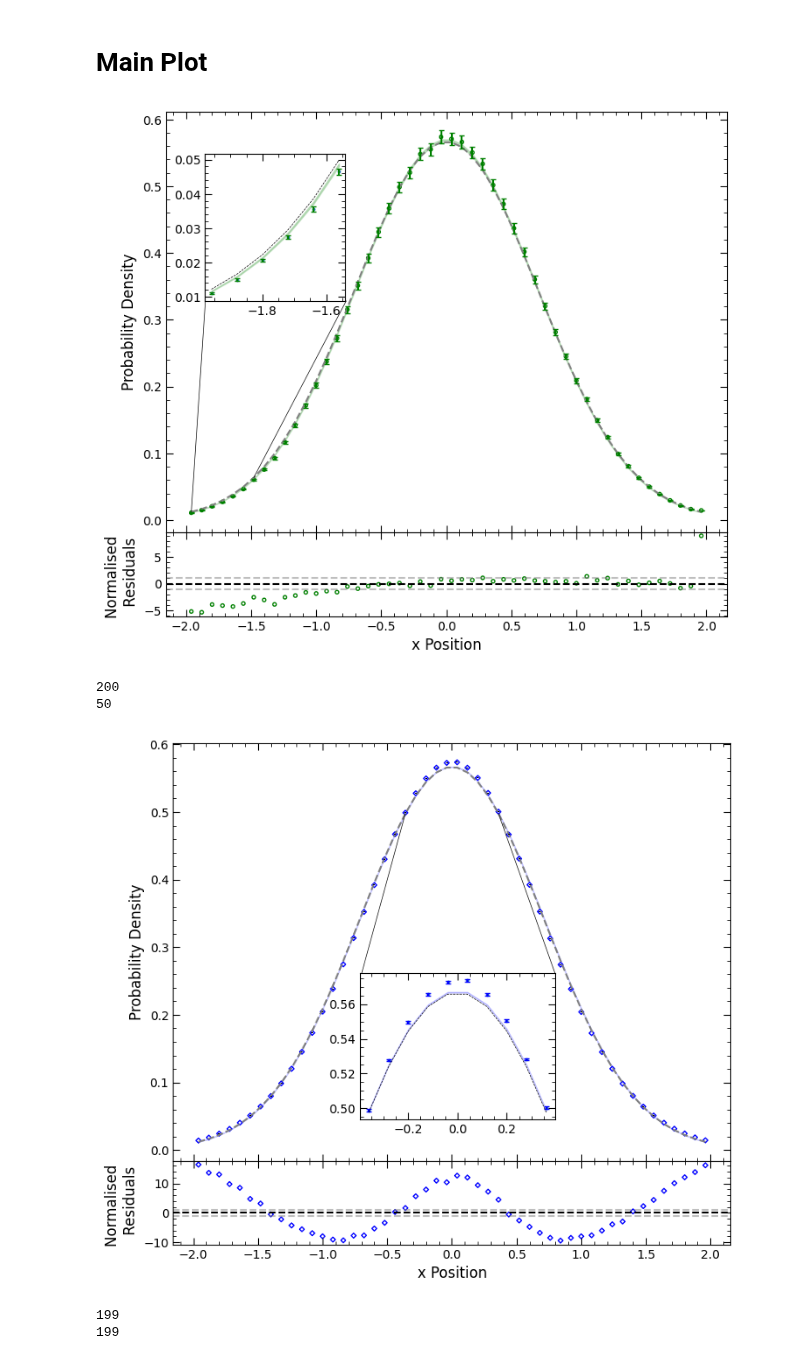
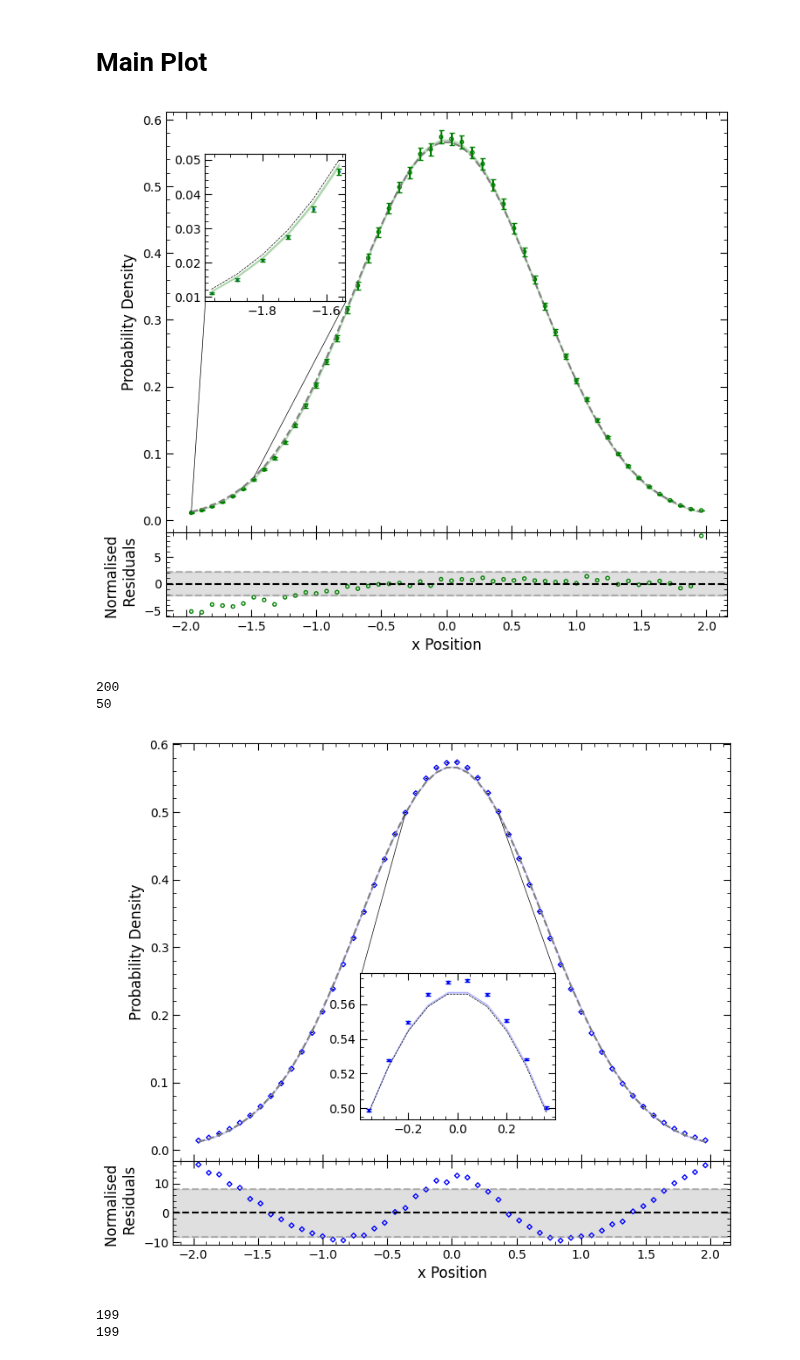
Before and after one commit to Sebastian426/Sebastian_Sloan_Computational_Physics, a Jupyter notebook: Results Figures.ipynb, the cells around one changed output. Cells and saved outputs as stored; diff of their text form; code cells hidden in the pictures.

```diff
--- a/Results Figures.ipynb
+++ b/Results Figures.ipynb
@@ -751,8 +751,9 @@ plt.tick_params(which = 'major', length = 6, bottom = True, top = True, left = T
 plt.tick_params(which = 'minor', length = 3, bottom = True, top = True, left = True, right = True, direction = 'in')
 
 rp1.axhline(0, color = 'black', linestyle = '--')
-rp1.axhline(1, color = 'grey', linestyle = '--',alpha = 0.5)
-rp1.axhline(-1, color = 'grey', linestyle = '--',alpha = 0.5)
+rp1.axhline(np.std(binned_propagator_residuals_normalised), color = 'grey', linestyle = '--',alpha = 0.5)
+rp1.axhline(-np.std(binned_propagator_residuals_normalised), color = 'grey', linestyle = '--',alpha = 0.5)
+rp1.axhspan(-np.std(binned_propagator_residuals_normalised), np.std(binned_propagator_residuals_normalised), color='grey', alpha=0.25)
 
 plt.scatter(x_binned, binned_propagator_residuals_normalised, marker = "o", s = 8, color = "green", facecolor = "none")
 
@@ -767,7 +768,7 @@ plt.show()
 print(len(phi_sq_analytic_x))
 print(len(binned_propagator_residuals_normalised))
 # %% [output]
-[figure, old version]
+[figure, new version]
 200
 50
 # %%
@@ -804,36 +805,37 @@ plt.plot([x_binned[end_index-1],0.8],[pdf_analytic_binned[end_index-1], 0.26], c
 inset = fig.add_axes([0.335, 0.1, 0.35, 0.35])
 
 inset.errorbar(x_binned[start_index:end_index], pdf_binned_metrop[start_index:end_index],yerr = pdf_binned_metrop_err[start_index:end_index], color = "blue", linestyle ='none', capsize = 2) #error bars
 inset.plot(x_binned[start_index:end_index],pdf_analytic_binned[start_index:end_index], color = 'black',linestyle = "--", linewidth = 0.5) #analytic
 inset.scatter(x_binned[start_index:end_index], pdf_binned_metrop[start_index:end_index], s=3) #data
 
 inset.fill_between(x_binned[start_index:end_index],y_min_metrop_binned[start_index:end_index], y_max_metrop_binned[start_index:end_index], color = "blue", alpha = 0.2) #se ribbon
 
 inset.minorticks_on()
 inset.tick_params(which = 'major', length = 6, bottom = True, top = True, left = True, right = True, direction = 'in')
 inset.tick_params(which = 'minor', length = 3, bottom = True, top = True, left = True, right = True, direction = 'in')
 
 
 #residual plot 2
 rp2 = fig.add_axes(([0,-0.2,1,0.2]))
 
 plt.minorticks_on()
 plt.tick_params(which = 'major', length = 6, bottom = True, top = True, left = True, right = True, direction = 'in')
 plt.tick_params(which = 'minor', length = 3, bottom = True, top = True, left = True, right = True, direction = 'in')
 
 rp2.axhline(0, color = 'black', linestyle = '--')
-rp2.axhline(1, color = 'grey', linestyle = '--',alpha = 0.5)
-rp2.axhline(-1, color = 'grey', linestyle = '--',alpha = 0.5)
+rp2.axhline(np.std(binned_metropolis_residuals_normalised), color = 'grey', linestyle = '--',alpha = 0.5)
+rp2.axhline(-np.std(binned_metropolis_residuals_normalised), color = 'grey', linestyle = '--',alpha = 0.5)
+rp2.axhspan(-np.std(binned_metropolis_residuals_normalised), np.std(binned_metropolis_residuals_normalised), color='grey', alpha=0.25)
 
 plt.scatter(x_binned, binned_metropolis_residuals_normalised, marker = "D", s = 8,color = "blue", facecolor = "none")
 
 plt.xlabel("x Position", fontsize=12)
 plt.ylabel("Normalised \n Residuals",fontsize=12)
 
 plt.savefig(pc_savepath_main_results_metropolis, bbox_inches = 'tight')
 plt.show()
 # %% [output]
-[figure, old version]
+[figure, new version]
 # %%
 # lag plots
 
```
Also changed, not shown: 1 other file.
